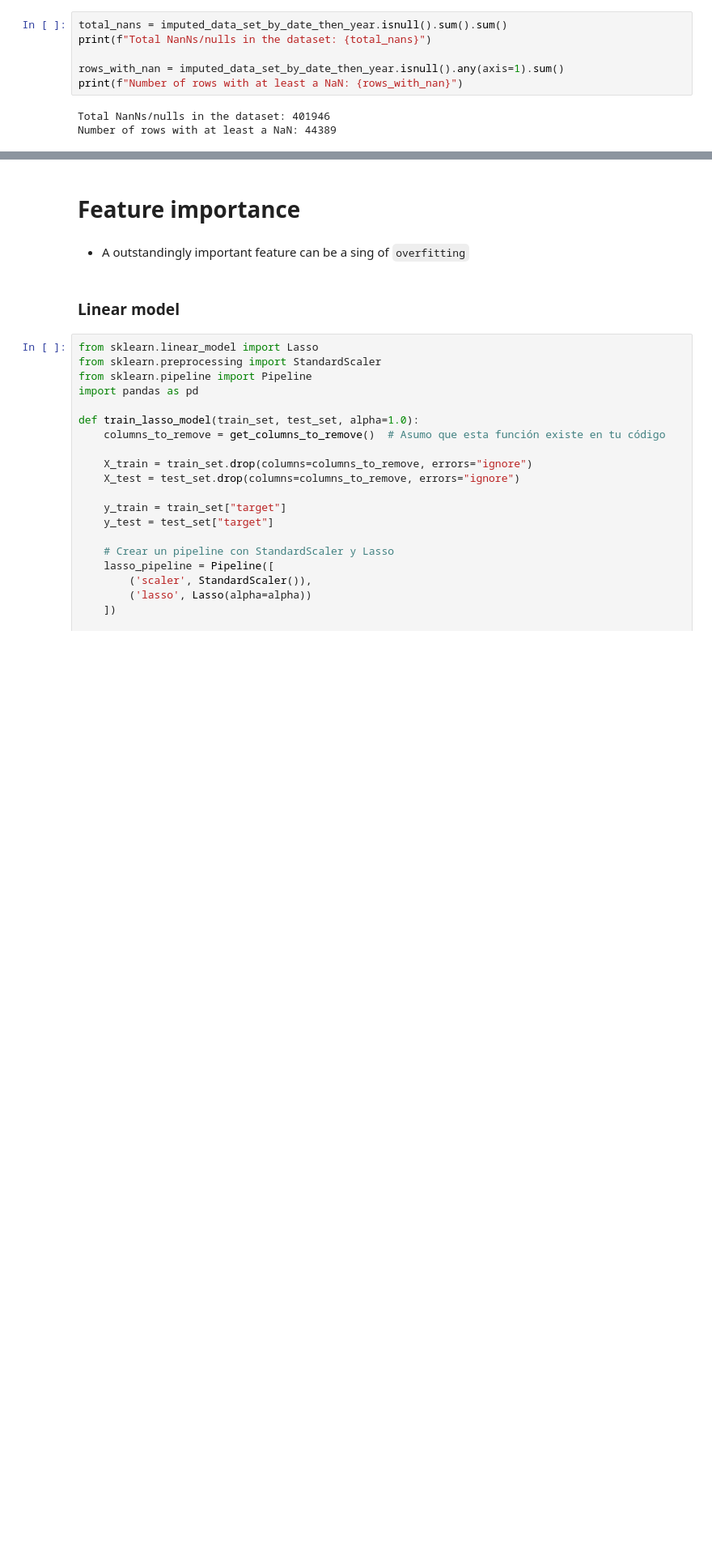
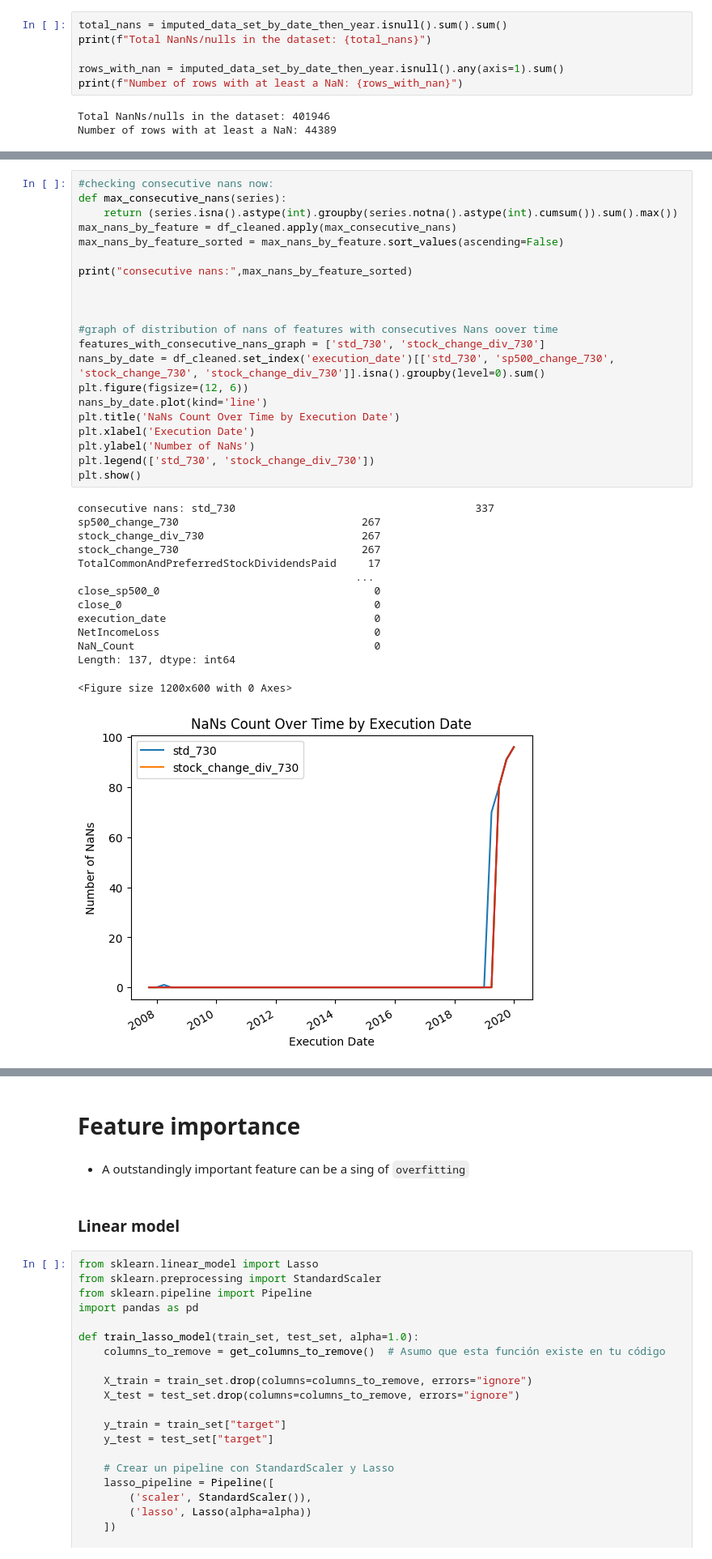
Before and after one commit to adrianibeas/zrive-ds, a Jupyter notebook: src/module_5/module5.ipynb_/module5.ipynb, the cells around one changed output, grey strips where cells are left out. Shown at 81% size. Drawn from its saved outputs; the diff is of its cells as text; blank space fills up the shorter version.

```diff
--- a/src/module_5/module5.ipynb_/module5.ipynb
+++ b/src/module_5/module5.ipynb_/module5.ipynb
@@ -963,0 +898,36 @@ KeyError: "['NaN_Count'] not found in axis"
+# %%
+#checking consecutive nans now:
+def max_consecutive_nans(series):
+    return (series.isna().astype(int).groupby(series.notna().astype(int).cumsum()).sum().max())
+max_nans_by_feature = df_cleaned.apply(max_consecutive_nans)
+max_nans_by_feature_sorted = max_nans_by_feature.sort_values(ascending=False)
+
+print("consecutive nans:",max_nans_by_feature_sorted)
+
+
+
+#graph of distribution of nans of features with consecutives Nans oover time
+features_with_consecutive_nans_graph = ['std_730', 'stock_change_div_730']
+nans_by_date = df_cleaned.set_index('execution_date')[['std_730', 'sp500_change_730', 'stock_change_730', 'stock_change_div_730']].isna().groupby(level=0).sum()
+plt.figure(figsize=(12, 6))
+nans_by_date.plot(kind='line')
+plt.title('NaNs Count Over Time by Execution Date')
+plt.xlabel('Execution Date')
+plt.ylabel('Number of NaNs')
+plt.legend(['std_730', 'stock_change_div_730'])
+plt.show()
+# %% [output]
+consecutive nans: std_730                                      337
+sp500_change_730                             267
+stock_change_div_730                         267
+stock_change_730                             267
+TotalCommonAndPreferredStockDividendsPaid     17
+                                            ...
+close_sp500_0                                  0
+close_0                                        0
+execution_date                                 0
+NetIncomeLoss                                  0
+NaN_Count                                      0
+Length: 137, dtype: int64
+<Figure size 1200x600 with 0 Axes>
+[figure, added]
```
Also changed, not shown: parts of 26 cells of this notebook.
